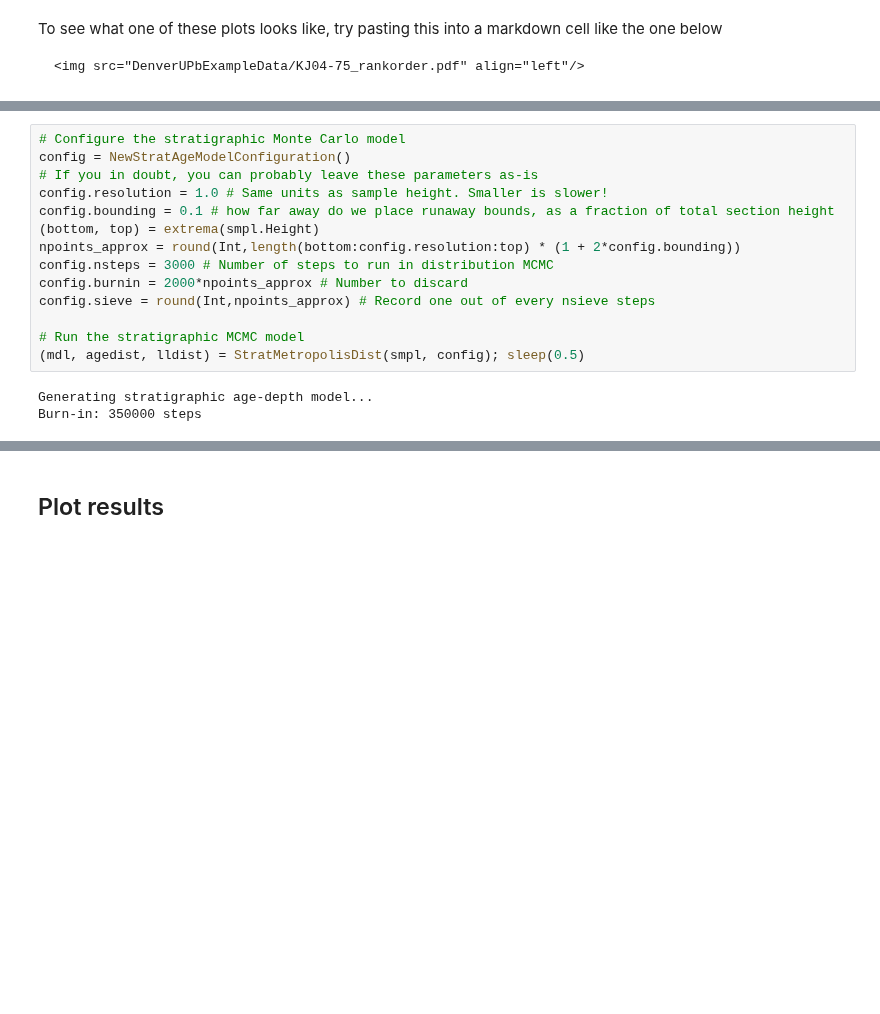
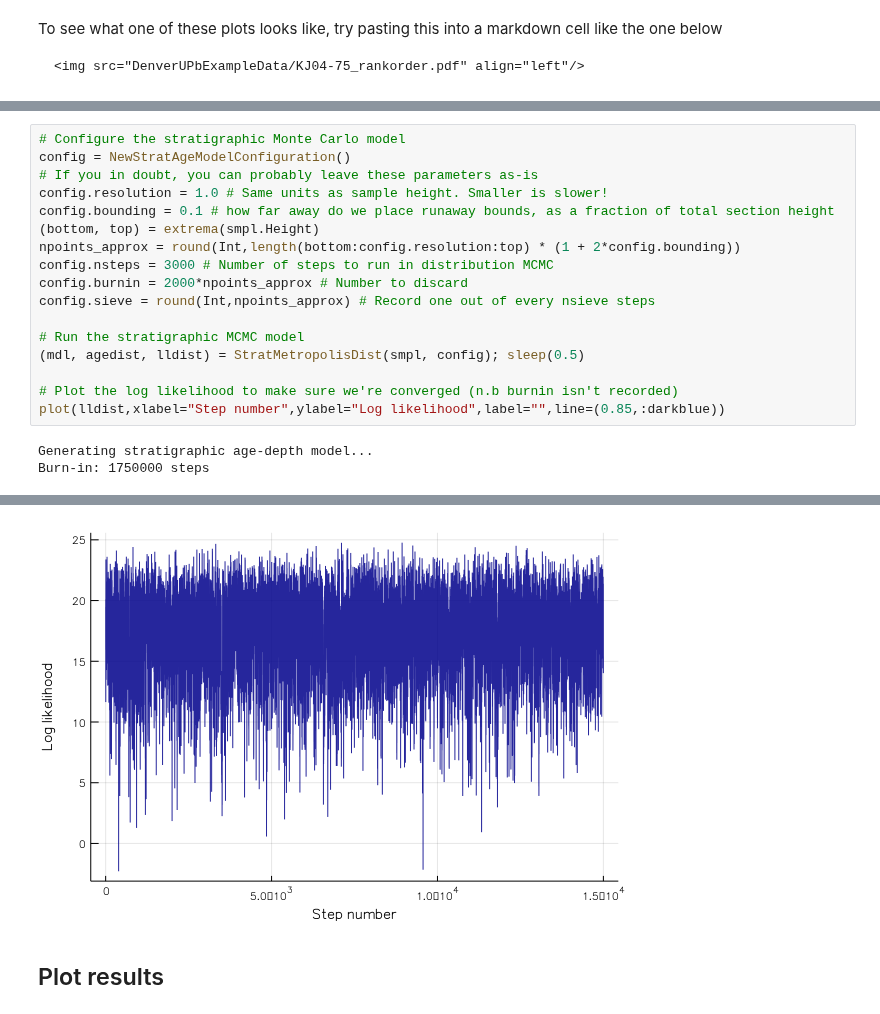
Before and after one commit to brenhinkeller/Chron.jl, a Jupyter notebook: examples/demo.ipynb, the cells around one changed output, grey strips where cells are left out. Drawn from its saved outputs; the diff is of its cells as text; blank space fills up the shorter version.

```diff
--- a/examples/demo.ipynb
+++ b/examples/demo.ipynb
@@ -132,6 +148,9 @@ config.sieve = round(Int,npoints_approx) # Record one out of every nsieve steps
 
 # Run the stratigraphic MCMC model
 (mdl, agedist, lldist) = StratMetropolisDist(smpl, config); sleep(0.5)
+
+# Plot the log likelihood to make sure we're converged (n.b burnin isn't recorded)
+plot(lldist,xlabel="Step number",ylabel="Log likelihood",label="",line=(0.85,:darkblue))
 # %% [output]
 Generating stratigraphic age-depth model...
-Burn-in: 350000 steps
+Burn-in: 1750000 steps
@@ -139,3 +158,4 @@ Collecting sieved stationary distribution: 525000 steps
+[figure, added]
 # %% [markdown]
 ## Plot results
 # %%
```
Also changed, not shown: parts of 10 cells of this notebook.
